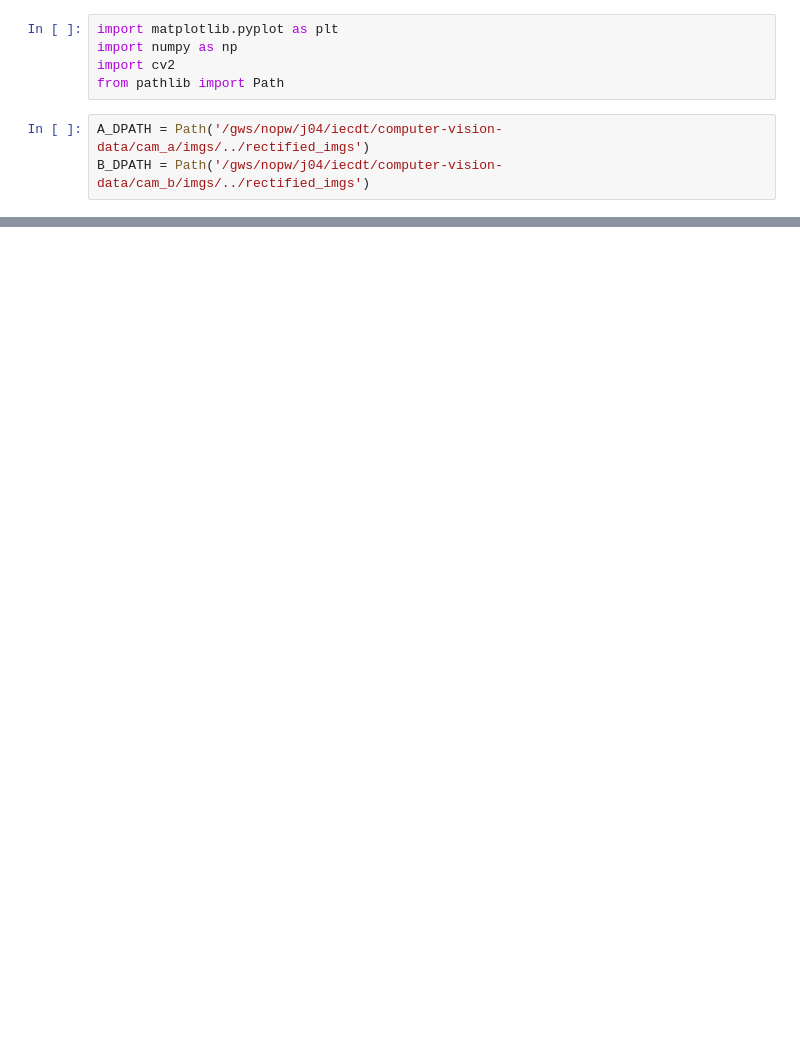
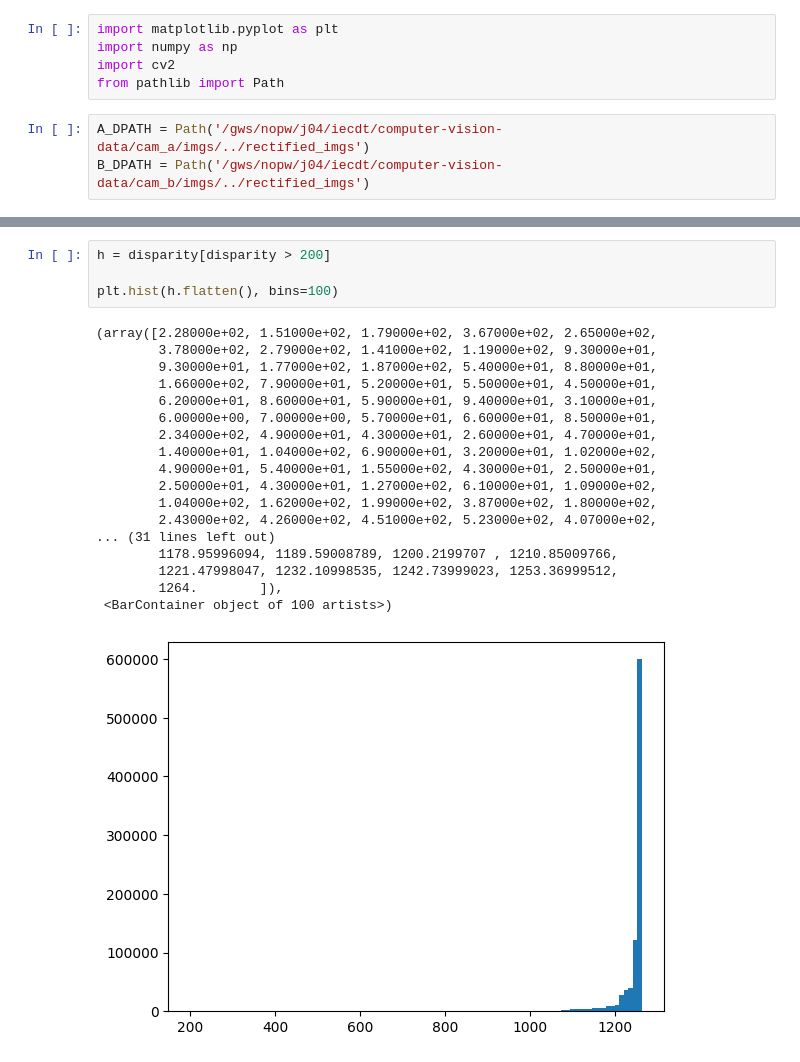
Before and after one commit to isaachcamp/iecdt-computer-vision-group-proj, a Jupyter notebook: stereo.ipynb, the cells around one changed output, grey strips where cells are left out. Drawn from its saved outputs; the diff is of its cells as text; blank space fills up the shorter version.

```diff
--- a/stereo.ipynb
+++ b/stereo.ipynb
@@ -102,3 +107,26 @@ for i in range(5):
+# %%
+h = disparity[disparity > 200]
+
+plt.hist(h.flatten(), bins=100)
+# %% [output]
+(array([2.28000e+02, 1.51000e+02, 1.79000e+02, 3.67000e+02, 2.65000e+02,
+        3.78000e+02, 2.79000e+02, 1.41000e+02, 1.19000e+02, 9.30000e+01,
+        9.30000e+01, 1.77000e+02, 1.87000e+02, 5.40000e+01, 8.80000e+01,
+        1.66000e+02, 7.90000e+01, 5.20000e+01, 5.50000e+01, 4.50000e+01,
+        6.20000e+01, 8.60000e+01, 5.90000e+01, 9.40000e+01, 3.10000e+01,
+        6.00000e+00, 7.00000e+00, 5.70000e+01, 6.60000e+01, 8.50000e+01,
+        2.34000e+02, 4.90000e+01, 4.30000e+01, 2.60000e+01, 4.70000e+01,
+        1.40000e+01, 1.04000e+02, 6.90000e+01, 3.20000e+01, 1.02000e+02,
+        4.90000e+01, 5.40000e+01, 1.55000e+02, 4.30000e+01, 2.50000e+01,
+        2.50000e+01, 4.30000e+01, 1.27000e+02, 6.10000e+01, 1.09000e+02,
+        1.04000e+02, 1.62000e+02, 1.99000e+02, 3.87000e+02, 1.80000e+02,
+        2.43000e+02, 4.26000e+02, 4.51000e+02, 5.23000e+02, 4.07000e+02,
+... (31 lines left out)
+        1178.95996094, 1189.59008789, 1200.2199707 , 1210.85009766,
+        1221.47998047, 1232.10998535, 1242.73999023, 1253.36999512,
+        1264.        ]),
+ <BarContainer object of 100 artists>)
+[figure, added]
 # %%
 
 fig, ax = plt.subplots(1, 3, figsize=(20, 6))
```
Also changed, not shown: parts of 6 cells of this notebook.
